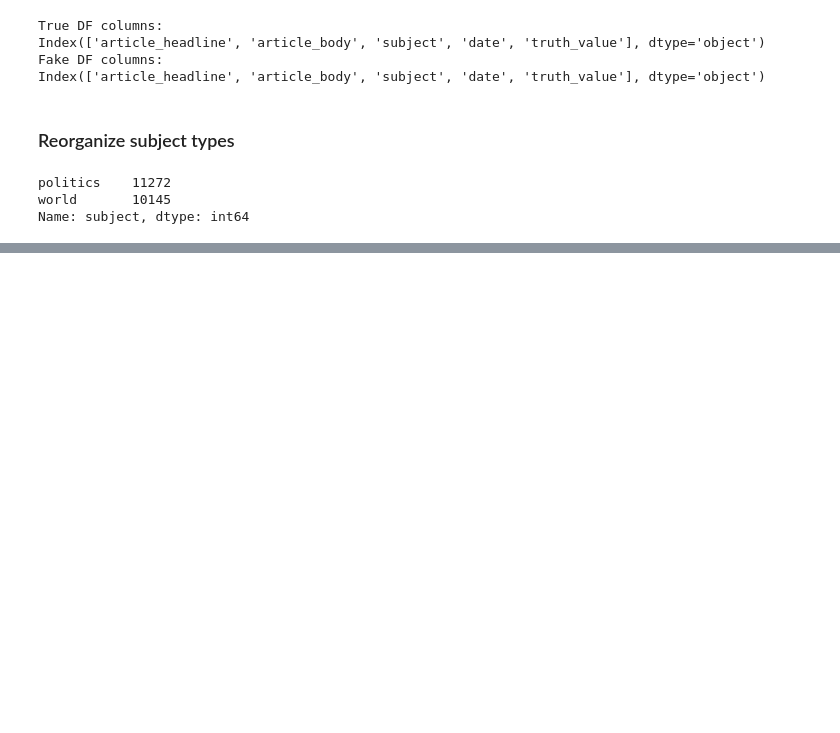
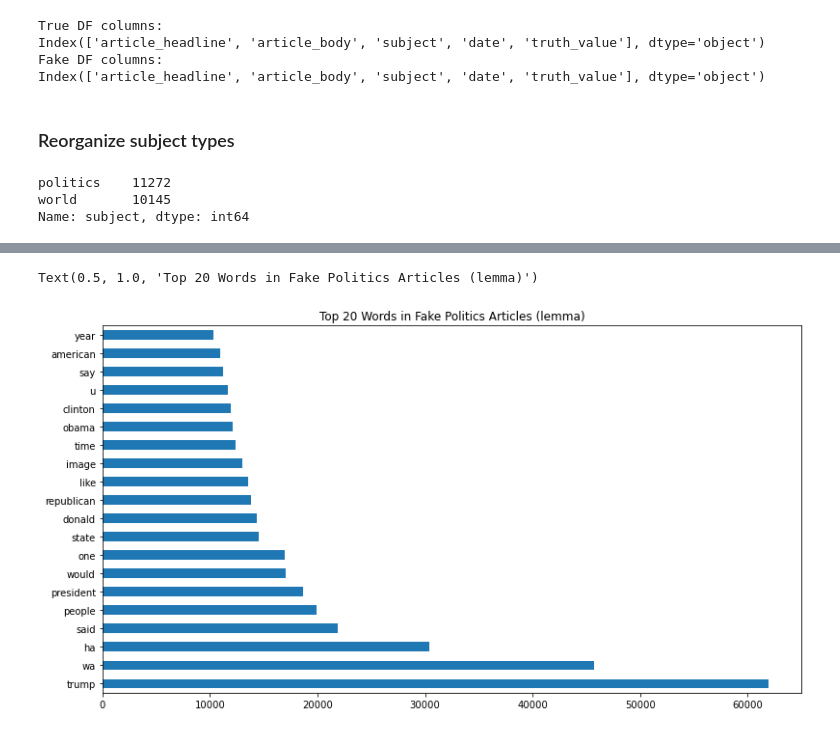
Before and after one commit to tarrencen/post_codeup_projs, a Jupyter notebook: explore.ipynb, the cells around one changed output, grey strips where cells are left out. Cells and saved outputs as stored; diff of their text form; code cells hidden in the pictures; blank space fills up the shorter version.

```diff
--- a/explore.ipynb
+++ b/explore.ipynb
@@ -166,0 +366,10 @@ Name: article_body, Length: 21417, dtype: object
+# %%
+def get_word_count(col):
+    col = pd.Series(col)
+
+    for i in col:
+        len(i.split())
+    return len(i.split())
+
+df['raw_wd_count'] = df.article_body.apply(get_word_count)
+df.head()
@@ -166,0 +451,10 @@ Name: article_body, Length: 21417, dtype: object
+# %%
+fake_pol_corpus = ' '.join(df[(df.subject == 'politics') & (df.truth_value == False)].article_lemmatized)
+fake_pol_freq = pd.Series(fake_pol_corpus.split()).value_counts()
+
+plt.figure(figsize= (13,7))
+fake_pol_freq.sort_values(ascending=False).head(20).plot.barh()
+plt.title('Top 20 Words in Fake Politics Articles (lemma)')
+# %% [output]
+Text(0.5, 1.0, 'Top 20 Words in Fake Politics Articles (lemma)')
+[figure, added]
```
Also changed, not shown: parts of 25 cells of this notebook.
